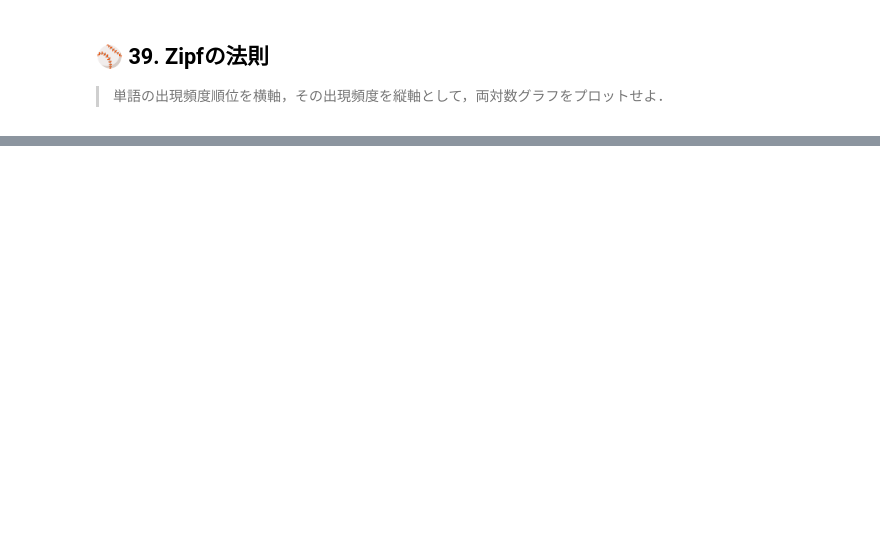
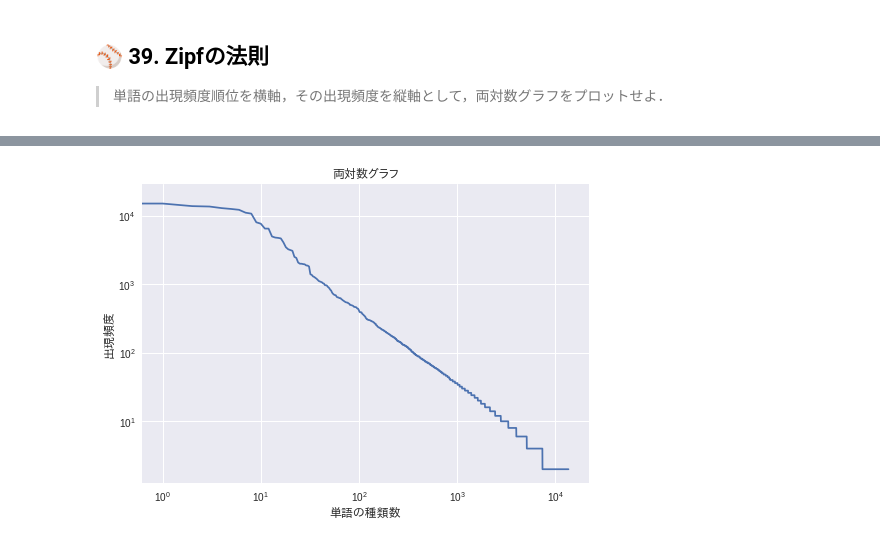
Before and after one commit to saitota/ProgrammingKnock100, a Jupyter notebook: Chapter04_Q30_Q39.ipynb, the cells around one changed output, grey strips where cells are left out. Saved outputs shown, nothing was run; the diff lists cells and outputs as text; code cells hidden in the pictures; blank space fills up the shorter version.

```diff
--- a/Chapter04_Q30_Q39.ipynb
+++ b/Chapter04_Q30_Q39.ipynb
@@ -380,0 +390,20 @@ plt.show() # 表示
+# %%
+# 日本語フォント
+fp = FontProperties(fname='/usr/share/fonts/opentype/ipafont-gothic/ipagp.ttf')
+
+# ラベル設定
+plt.title('両対数グラフ', fontproperties=fp)
+plt.xlabel('単語の種類数', fontproperties=fp) # 横軸
+plt.ylabel('出現頻度', fontproperties=fp) # 縦軸
+
+lst_cnt = list(zip(*lst_commons))[1]
+
+# 両対数グラフ
+plt.loglog(
+    range(len(lst_cnt)),
+    lst_cnt
+)
+
+plt.show() # 表示
+# %% [output]
+[figure, added]
```
Also changed, not shown: parts of 16 cells of this notebook.
